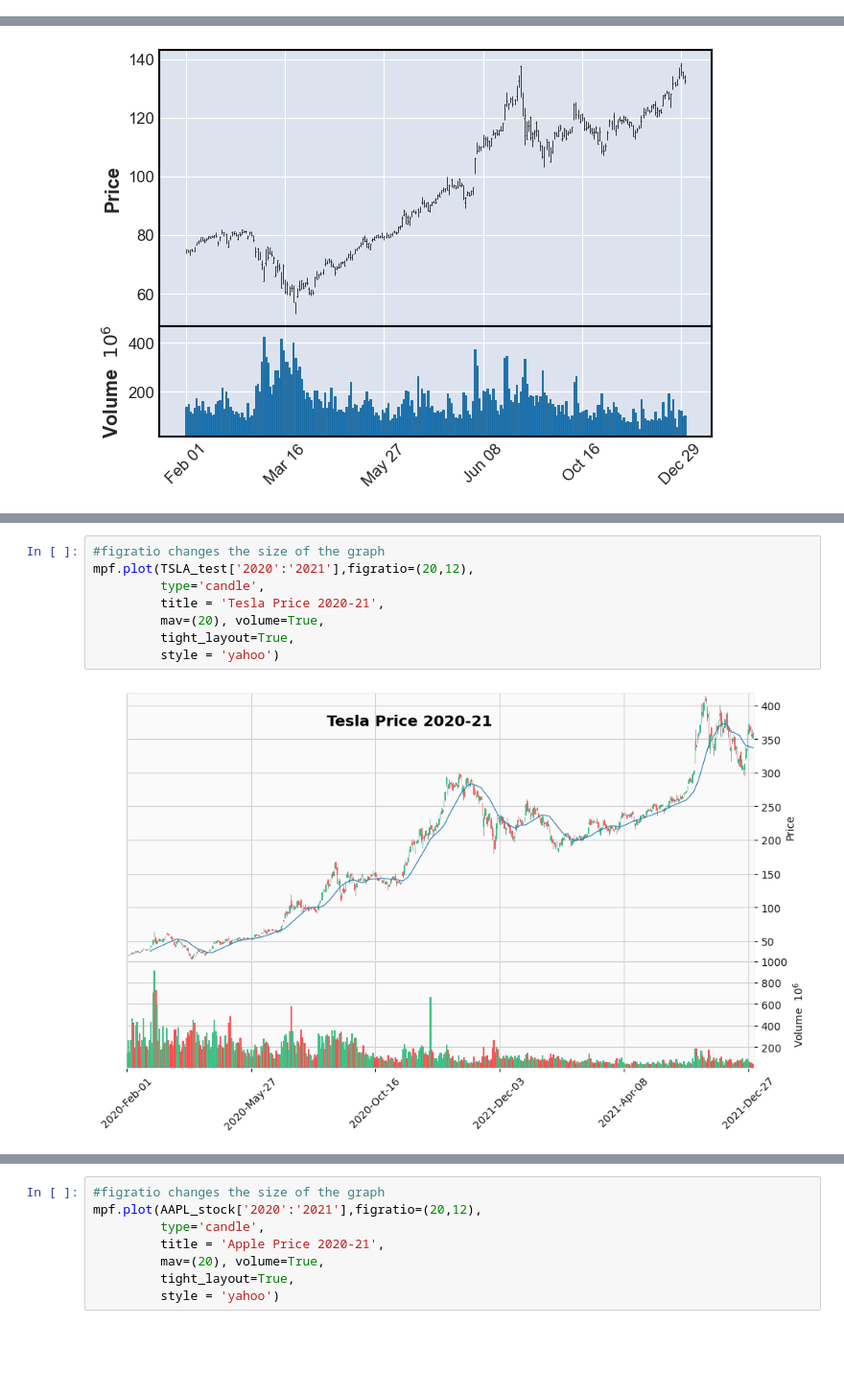
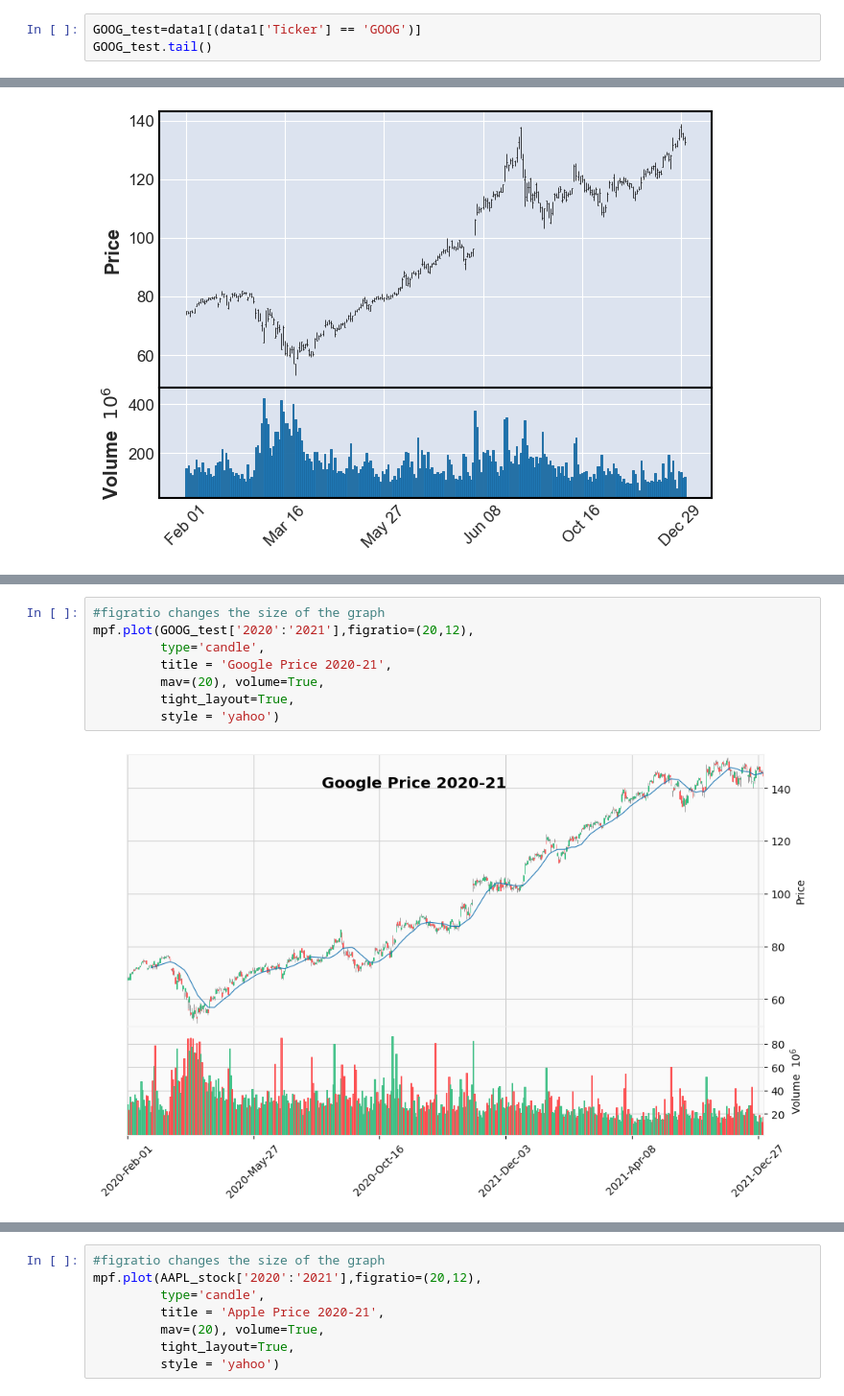
Before and after one commit to salvarenga25/StockMarket_Project, a Jupyter notebook: Stock_Analysis(CandestIck chart example code).ipynb, the cells around one changed output, grey strips where cells are left out. Shown at 96% size. Drawn from its saved outputs; the diff is of its cells as text; blank space fills up the shorter version.

```diff
--- a/Stock_Analysis(CandestIck chart example code).ipynb
+++ b/Stock_Analysis(CandestIck chart example code).ipynb
@@ -717,0 +710,3 @@ TSLA_test.tail()
+# %%
+GOOG_test=data1[(data1['Ticker'] == 'GOOG')]
+GOOG_test.tail()
@@ -737,10 +753,10 @@ mpf.plot(MSFT_test['2020':'2021'],figratio=(20,12),
-# %%
-#figratio changes the size of the graph
-mpf.plot(TSLA_test['2020':'2021'],figratio=(20,12),
-         type='candle',
-         title = 'Tesla Price 2020-21',
-         mav=(20), volume=True,
-         tight_layout=True,
-         style = 'yahoo')
-# %% [output]
-[figure, removed]
+# %%
+#figratio changes the size of the graph
+mpf.plot(GOOG_test['2020':'2021'],figratio=(20,12),
+         type='candle',
+         title = 'Google Price 2020-21',
+         mav=(20), volume=True,
+         tight_layout=True,
+         style = 'yahoo')
+# %% [output]
+[figure, added]
```
Also changed, not shown: parts of 18 cells of this notebook.
